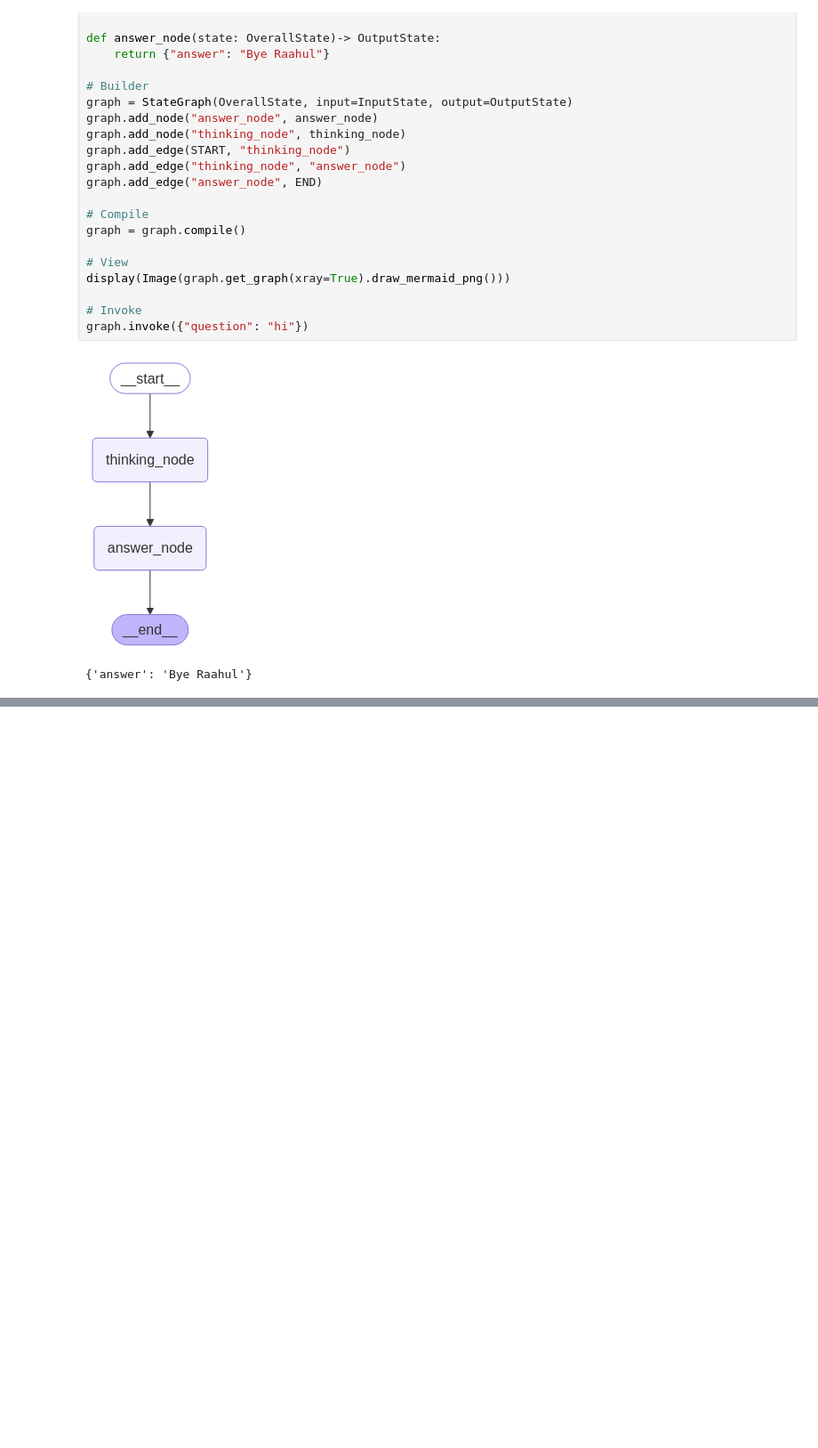
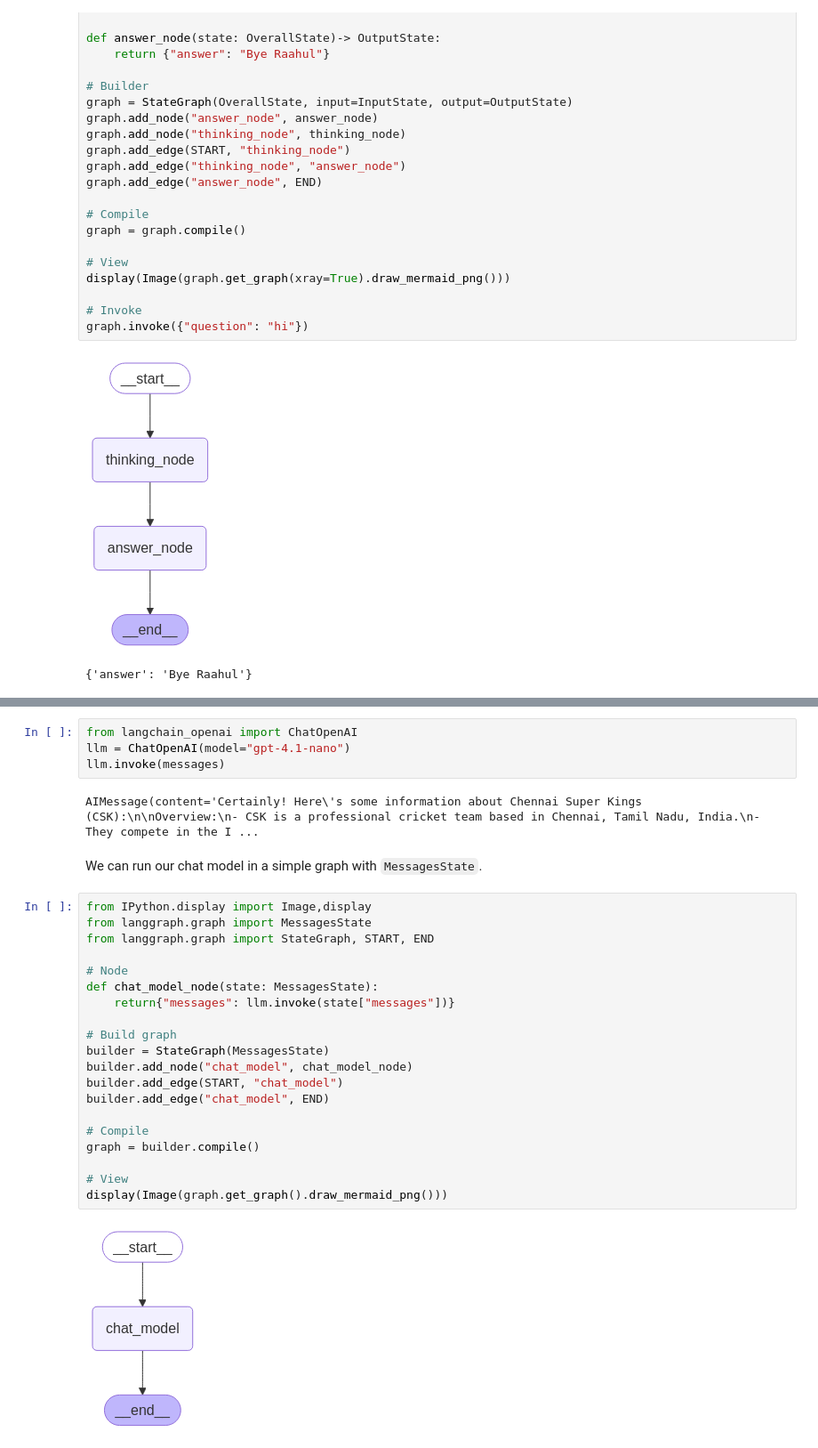
Before and after one commit to Raahul-G/AI-Agent-Langchain, a Jupyter notebook: Module_2.ipynb, the cells around one changed output, grey strips where cells are left out. Shown at 89% size. Cells and saved outputs as stored; diff of their text form; blank space fills up the shorter version.

```diff
--- a/Module_2.ipynb
+++ b/Module_2.ipynb
@@ -593,0 +622,30 @@ graph.invoke({"question": "hi"})
+# %%
+from langchain_openai import ChatOpenAI
+llm = ChatOpenAI(model="gpt-4.1-nano")
+llm.invoke(messages)
+# %% [output]
+AIMessage(content='Certainly! Here\'s some information about Chennai Super Kings (CSK):\n\nOverview:\n- CSK is a professional cricket team based in Chennai, Tamil Nadu, India.\n- They compete in the I ...
+# %% [markdown]
+We can run our chat model in a simple graph with `MessagesState`.
+# %%
+from IPython.display import Image,display
+from langgraph.graph import MessagesState
+from langgraph.graph import StateGraph, START, END
+
+# Node
+def chat_model_node(state: MessagesState):
+    return{"messages": llm.invoke(state["messages"])}
+
+# Build graph
+builder = StateGraph(MessagesState)
+builder.add_node("chat_model", chat_model_node)
+builder.add_edge(START, "chat_model")
+builder.add_edge("chat_model", END)
+
+# Compile
+graph = builder.compile()
+
+# View
+display(Image(graph.get_graph().draw_mermaid_png()))
+# %% [output]
+[figure, added]
```
Also changed, not shown: parts of 19 cells of this notebook.
